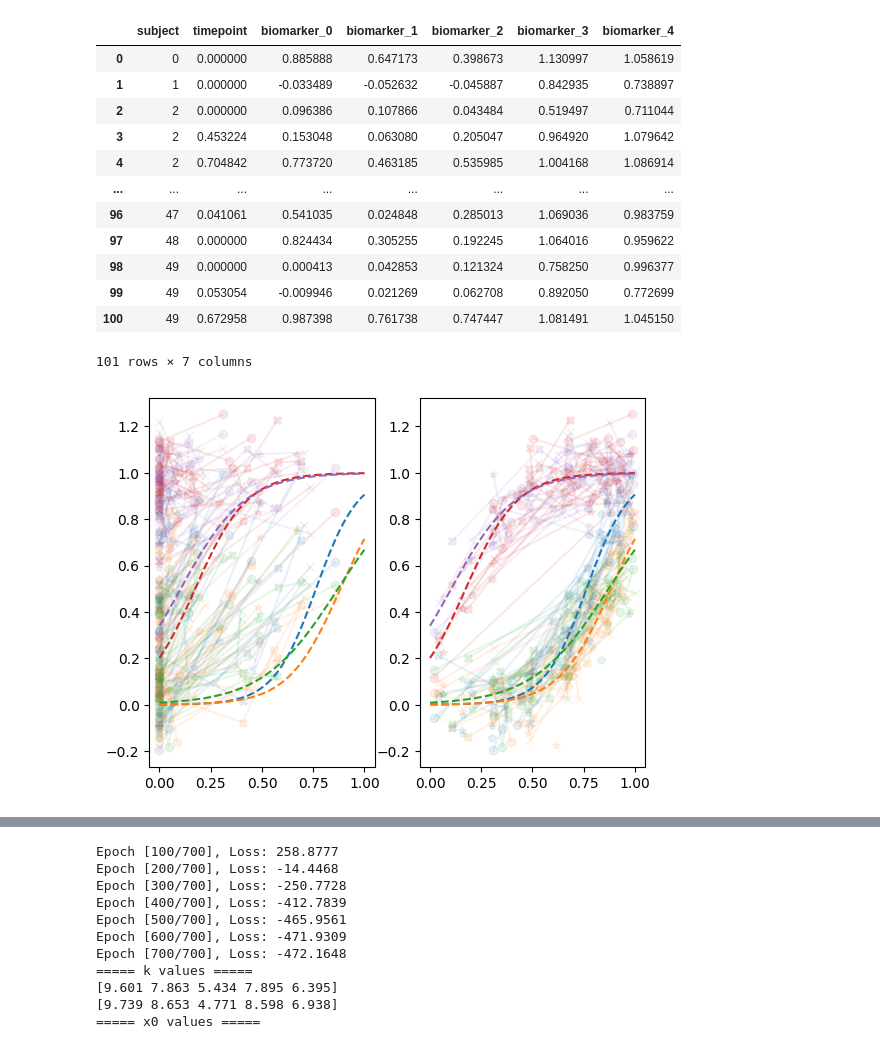
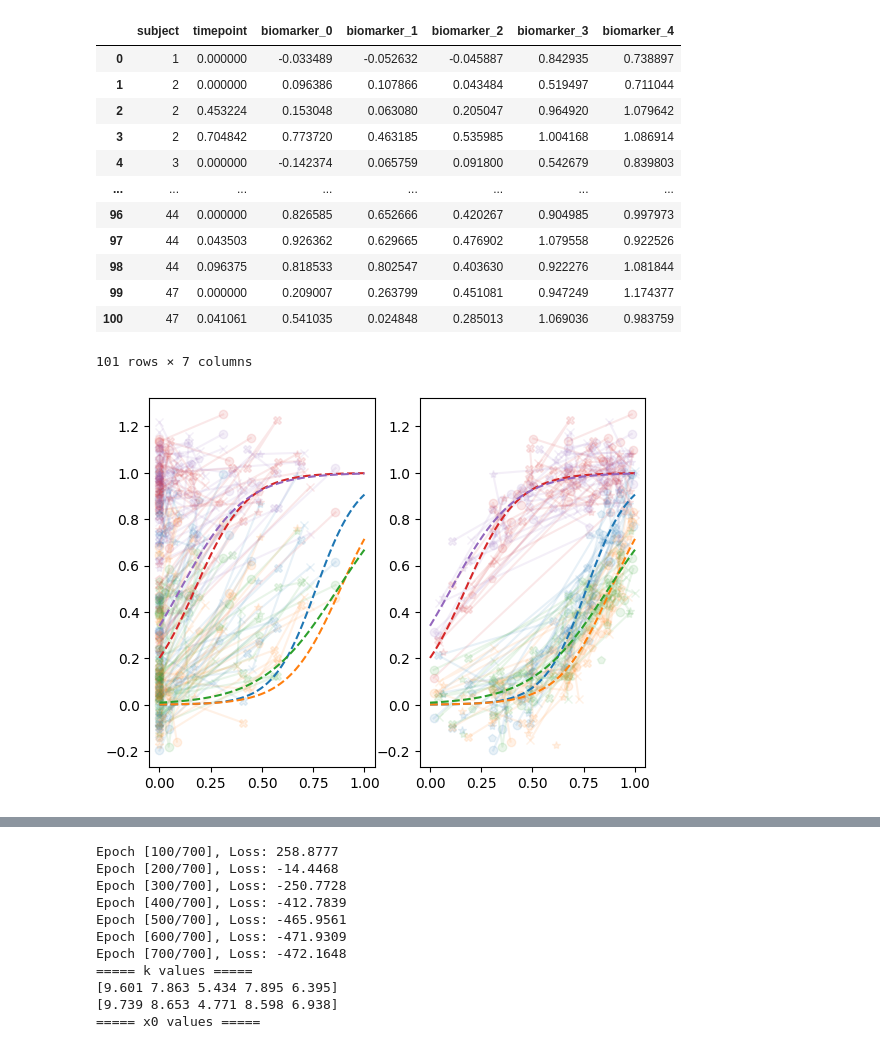
Before and after one commit to neurodatascience/fl-prog, a Jupyter notebook: notebooks/fbm_centralized_simulation.ipynb, the cells around one changed output, grey strips where cells are left out. Saved outputs shown, nothing was run; the diff lists cells and outputs as text; code cells hidden in the pictures.

```diff
--- a/notebooks/fbm_centralized_simulation.ipynb
+++ b/notebooks/fbm_centralized_simulation.ipynb
@@ -9,6 +9,8 @@ import numpy as np
 import pandas as pd
 import torch
 
+from fl_prog.utils.constants import DNAME_LATEST
+
 np.set_printoptions(precision=3, suppress=True)
 
 N_ROUNDS = 10
@@ -16,7 +18,7 @@ N_UPDATES = 70
 BATCH_SIZE = 100000
 LEARNING_RATE = 0.01
 
-data_dir = Path(os.environ["DPATH_DATA"])
+data_dir = Path(os.environ["DPATH_DATA"]) / DNAME_LATEST
 
 json_data = json.loads((data_dir / "simulated_data.json").read_text())
 
@@ -26,7 +28,7 @@ k_values = np.array(params["k_values"])
 x0_values = np.array(params["x0_values"])
 time_shifts = np.array(params["time_shifts"])
 
-df = pd.read_csv(data_dir / "simulated_data.tsv", sep="\t")
+df = pd.read_csv(data_dir / "simulated_data-merged.tsv", sep="\t")
 display(df)
 
 fig, axes = plt.subplots(ncols=2)
@@ -77,44 +79,44 @@ def check_model_fit(
             t + x_value_differences[i_biomarker] if align_x else t,
             y_pred,
             color=f"C{i_biomarker}",
             linestyle="-",
             alpha=0.8,
         )
 
     print("===== k values =====")
     print(k_values)
     print(estimated_k_values)
     print("===== x0 values =====")
     print(x0_values)
     print(estimated_x0_values)
     print("===== x value differences =====")
     print(x0_values - estimated_x0_values)
     print("===== time shifts =====")
     print(time_shifts)
     print(estimated_time_shifts)
     if len(estimated_time_shifts) > 0:
         print("===== time shift offset difference =====")
         if len(time_shifts) < len(estimated_time_shifts):
             warnings.warn(
                 "Number of estimated time shifts is larger than the number of true time "
                 "shifts. Clipping estimated time shifts."
             )
             estimated_time_shifts = estimated_time_shifts[: len(time_shifts)]
 
         print((time_shifts - estimated_time_shifts).std())
 # %% [output]
 |  | subject | timepoint | biomarker_0 | biomarker_1 | biomarker_2 | biomarker_3 | biomarker_4 |
-| 0 | 0 | 0.000000 | 0.885888 | 0.647173 | 0.398673 | 1.130997 | 1.058619 |
-| 1 | 1 | 0.000000 | -0.033489 | -0.052632 | -0.045887 | 0.842935 | 0.738897 |
-| 2 | 2 | 0.000000 | 0.096386 | 0.107866 | 0.043484 | 0.519497 | 0.711044 |
-| 3 | 2 | 0.453224 | 0.153048 | 0.063080 | 0.205047 | 0.964920 | 1.079642 |
-| 4 | 2 | 0.704842 | 0.773720 | 0.463185 | 0.535985 | 1.004168 | 1.086914 |
+| 0 | 1 | 0.000000 | -0.033489 | -0.052632 | -0.045887 | 0.842935 | 0.738897 |
+| 1 | 2 | 0.000000 | 0.096386 | 0.107866 | 0.043484 | 0.519497 | 0.711044 |
+| 2 | 2 | 0.453224 | 0.153048 | 0.063080 | 0.205047 | 0.964920 | 1.079642 |
+| 3 | 2 | 0.704842 | 0.773720 | 0.463185 | 0.535985 | 1.004168 | 1.086914 |
+| 4 | 3 | 0.000000 | -0.142374 | 0.065759 | 0.091800 | 0.542679 | 0.839803 |
 | ... | ... | ... | ... | ... | ... | ... | ... |
-| 96 | 47 | 0.041061 | 0.541035 | 0.024848 | 0.285013 | 1.069036 | 0.983759 |
-| 97 | 48 | 0.000000 | 0.824434 | 0.305255 | 0.192245 | 1.064016 | 0.959622 |
-| 98 | 49 | 0.000000 | 0.000413 | 0.042853 | 0.121324 | 0.758250 | 0.996377 |
-| 99 | 49 | 0.053054 | -0.009946 | 0.021269 | 0.062708 | 0.892050 | 0.772699 |
-| 100 | 49 | 0.672958 | 0.987398 | 0.761738 | 0.747447 | 1.081491 | 1.045150 |
+| 96 | 44 | 0.000000 | 0.826585 | 0.652666 | 0.420267 | 0.904985 | 0.997973 |
+| 97 | 44 | 0.043503 | 0.926362 | 0.629665 | 0.476902 | 1.079558 | 0.922526 |
+| 98 | 44 | 0.096375 | 0.818533 | 0.802547 | 0.403630 | 0.922276 | 1.081844 |
+| 99 | 47 | 0.000000 | 0.209007 | 0.263799 | 0.451081 | 0.947249 | 1.174377 |
+| 100 | 47 | 0.041061 | 0.541035 | 0.024848 | 0.285013 | 1.069036 | 0.983759 |
 101 rows × 7 columns
 [figure]
 # %%
```
Also changed, not shown: parts of 2 cells of this notebook, 4 other files.
